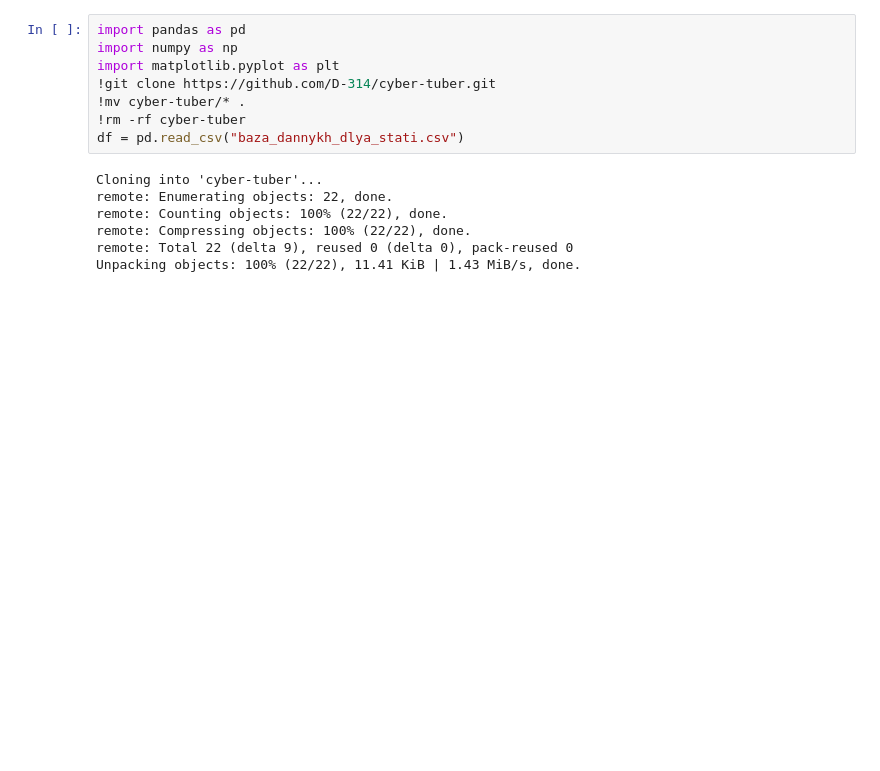
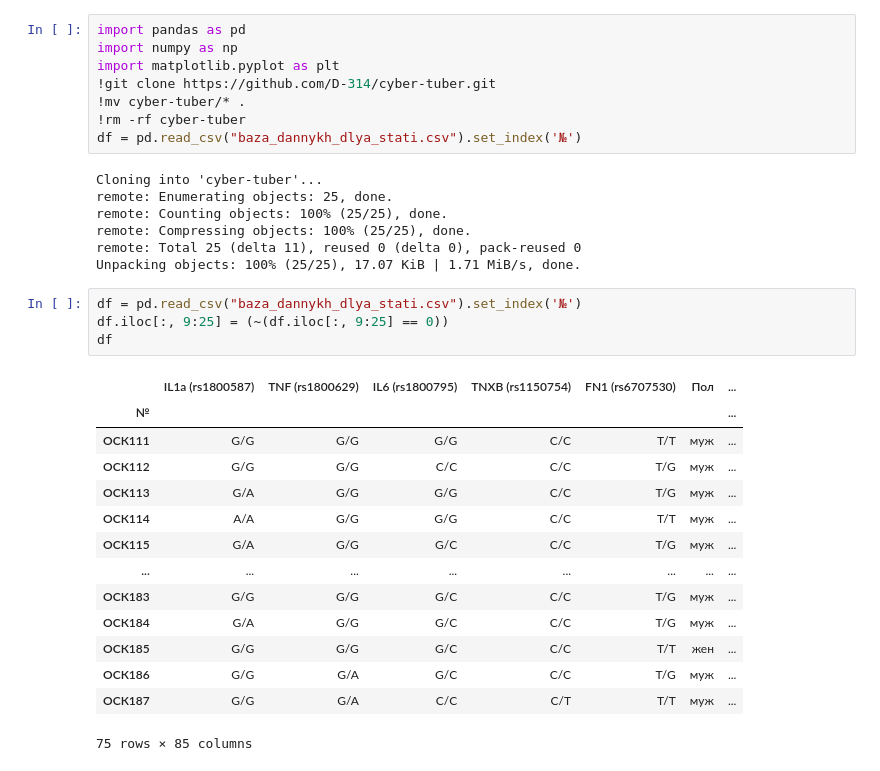
Before and after one commit to D-314/cyber-tuber, a Jupyter notebook: processing.ipynb, the cells around one changed output. Drawn from its saved outputs; the diff is of its cells as text; blank space fills up the shorter version.

```diff
--- a/processing.ipynb
+++ b/processing.ipynb
@@ -7,12 +7,31 @@ import matplotlib.pyplot as plt
 !git clone https://github.com/D-314/cyber-tuber.git
 !mv cyber-tuber/* .
 !rm -rf cyber-tuber
-df = pd.read_csv("baza_dannykh_dlya_stati.csv")
+df = pd.read_csv("baza_dannykh_dlya_stati.csv").set_index('№')
 # %% [output]
 Cloning into 'cyber-tuber'...
-remote: Enumerating objects: 22, done.
-remote: Counting objects: 100% (22/22), done.
-remote: Compressing objects: 100% (22/22), done.
-remote: Total 22 (delta 9), reused 0 (delta 0), pack-reused 0
-Unpacking objects: 100% (22/22), 11.41 KiB | 1.43 MiB/s, done.
+remote: Enumerating objects: 25, done.
+remote: Counting objects: 100% (25/25), done.
+remote: Compressing objects: 100% (25/25), done.
+remote: Total 25 (delta 11), reused 0 (delta 0), pack-reused 0
+Unpacking objects: 100% (25/25), 17.07 KiB | 1.71 MiB/s, done.
+# %%
+df = pd.read_csv("baza_dannykh_dlya_stati.csv").set_index('№')
+df.iloc[:, 9:25] = (~(df.iloc[:, 9:25] == 0))
+df
+# %% [output]
+|  | IL1a (rs1800587) | TNF (rs1800629) | IL6 (rs1800795) | TNXB (rs1150754) | FN1 (rs6707530) | Пол | ... |
+| № |  |  |  |  |  |  | ... |
+| ОСК111 | G/G | G/G | G/G | C/C | T/T | муж | ... |
+| ОСК112 | G/G | G/G | C/C | C/C | T/G | муж | ... |
+| ОСК113 | G/A | G/G | G/G | C/C | T/G | муж | ... |
+| ОСК114 | A/A | G/G | G/G | C/C | T/T | муж | ... |
+| ОСК115 | G/A | G/G | G/C | C/C | T/G | муж | ... |
+| ... | ... | ... | ... | ... | ... | ... | ... |
+| ОСК183 | G/G | G/G | G/C | C/C | T/G | муж | ... |
+| ОСК184 | G/A | G/G | G/C | C/C | T/G | муж | ... |
+| ОСК185 | G/G | G/G | G/C | C/C | T/T | жен | ... |
+| ОСК186 | G/G | G/A | G/C | C/C | T/G | муж | ... |
+| ОСК187 | G/G | G/A | C/C | C/T | T/T | муж | ... |
+75 rows × 85 columns
 # %%
```
Also changed, not shown: parts of 5 cells of this notebook.
